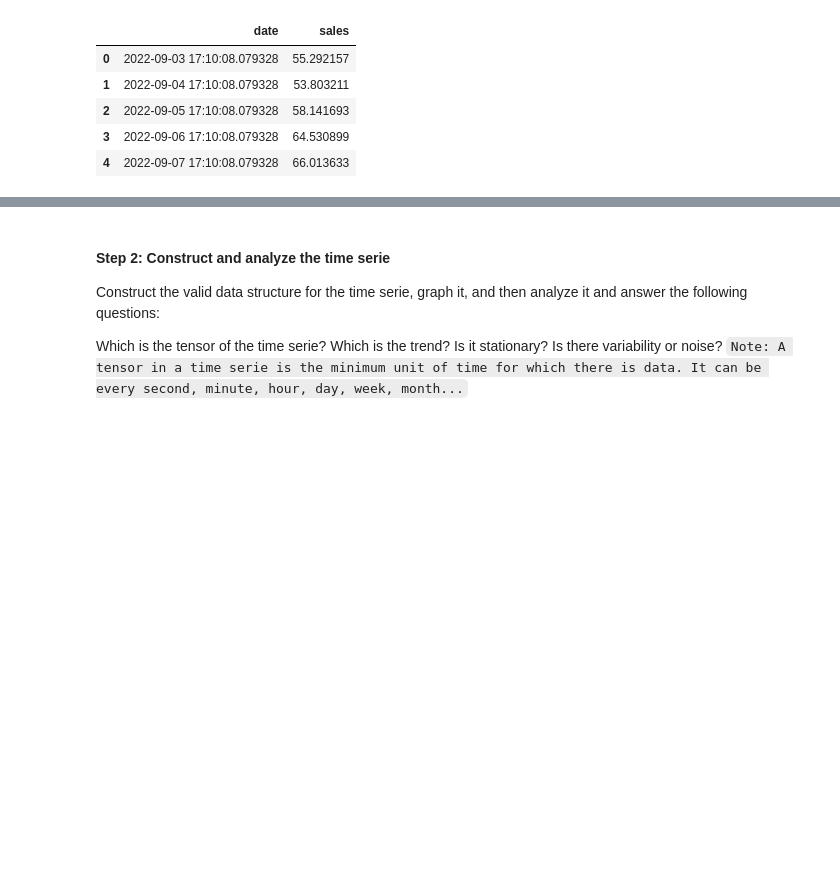
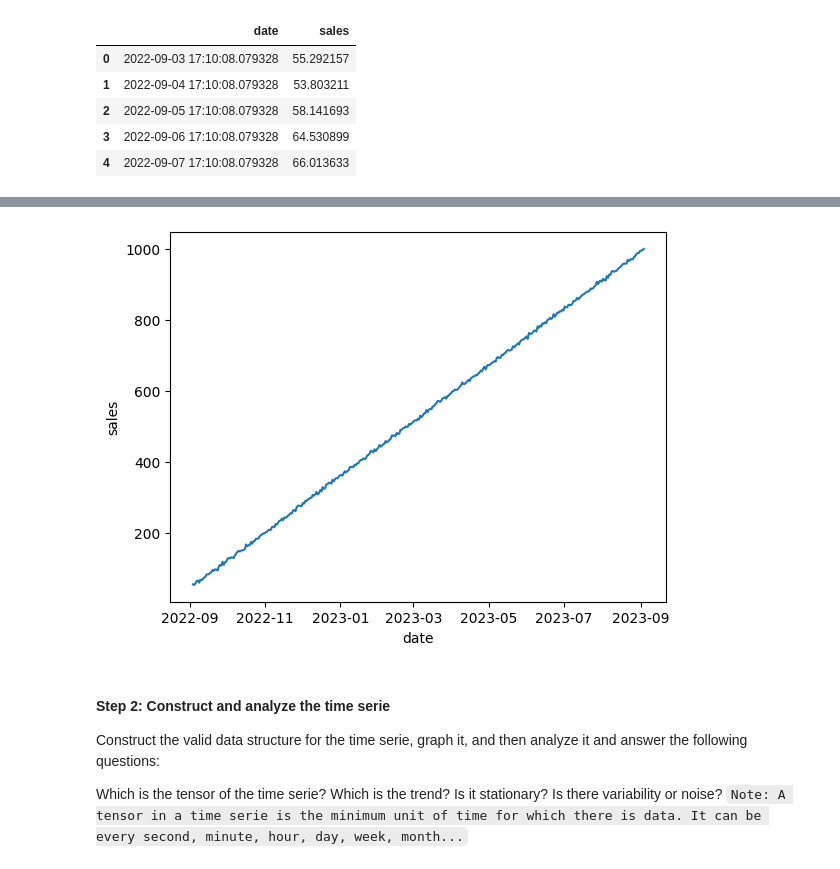
Before and after one commit to rodri-iot/machine_learning_project_time_series, a Jupyter notebook: src/app_time_series.ipynb, the cells around one changed output, grey strips where cells are left out. Cells and saved outputs as stored; diff of their text form; code cells hidden in the pictures; blank space fills up the shorter version.

```diff
--- a/src/app_time_series.ipynb
+++ b/src/app_time_series.ipynb
@@ -31,0 +34,7 @@ df_raw.head()
+# %%
+df_interim = df_raw.copy()
+
+df_interim['date'] = pd.to_datetime(df_interim.date)
+df_interim = df_interim.set_index('date')
+ts = df_interim['sales']
+ts.head()
@@ -31,0 +49,5 @@ df_raw.head()
+# %%
+sns.lineplot(data=ts)
+plt.show()
+# %% [output]
+[figure, added]
```
Also changed, not shown: parts of 6 cells of this notebook, 3 other files.
